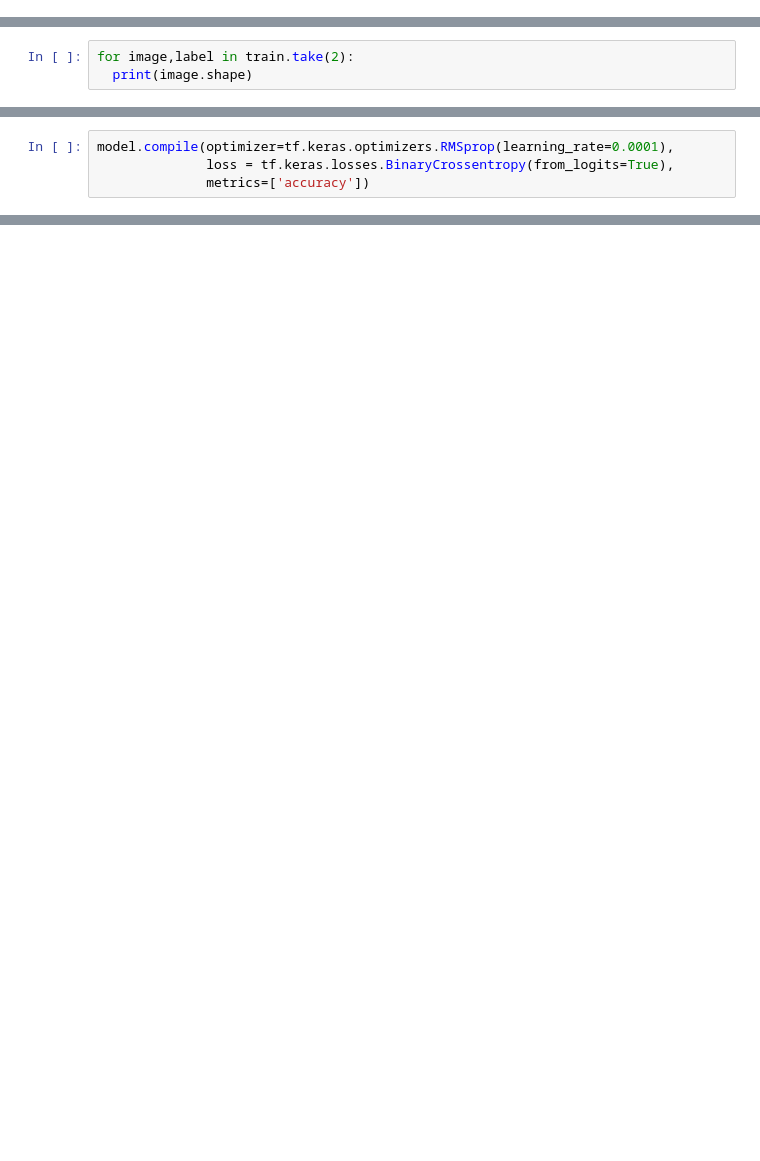
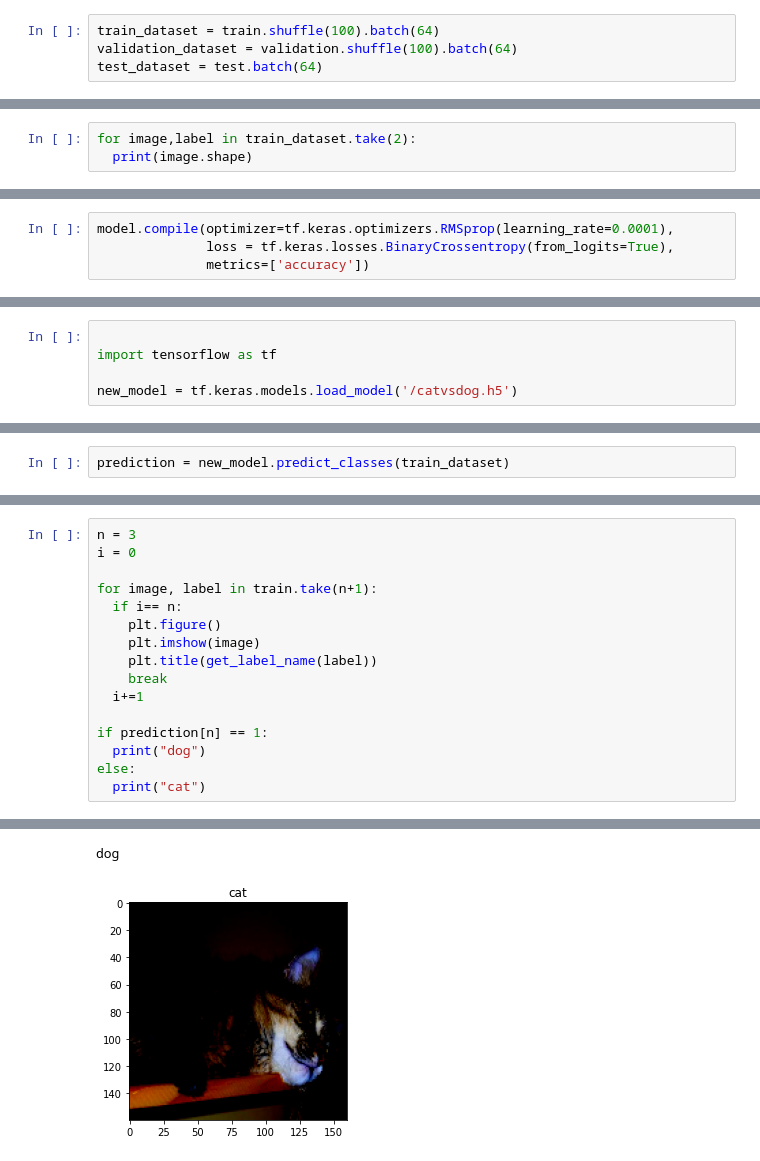
Before and after one commit to justinpatel/cats_vs_dogs-tensorflow, a Jupyter notebook: catvsdog.ipynb, the cells around one changed output, grey strips where cells are left out. Drawn from its saved outputs; the diff is of its cells as text; blank space fills up the shorter version.

```diff
--- a/catvsdog.ipynb
+++ b/catvsdog.ipynb
@@ -44,0 +60,4 @@ for image, label in train.take(n):
+# %%
+train_dataset = train.shuffle(100).batch(64)
+validation_dataset = validation.shuffle(100).batch(64)
+test_dataset = test.batch(64)
@@ -45,4 +68,4 @@ for image, label in train.take(n):
 # %%
-for image,label in train.take(2):
+for image,label in train_dataset.take(2):
   print(image.shape)
 # %% [output]
@@ -96,0 +130,5 @@ ValueError: ignored
+# %%
+
+import tensorflow as tf
+
+new_model = tf.keras.models.load_model('/catvsdog.h5')
@@ -96,0 +152,2 @@ ValueError: ignored
+# %%
+prediction = new_model.predict_classes(train_dataset)
@@ -96,0 +161,17 @@ ValueError: ignored
+# %%
+n = 3
+i = 0
+
+for image, label in train.take(n+1):
+  if i== n:
+    plt.figure()
+    plt.imshow(image)
+    plt.title(get_label_name(label))
+    break
+  i+=1
+
+if prediction[n] == 1:
+  print("dog")
+else:
+  print("cat")
+# %% [output]
@@ -96,0 +179,2 @@ ValueError: ignored
+dog
+[figure, added]
```
Also changed, not shown: parts of 15 cells of this notebook.
